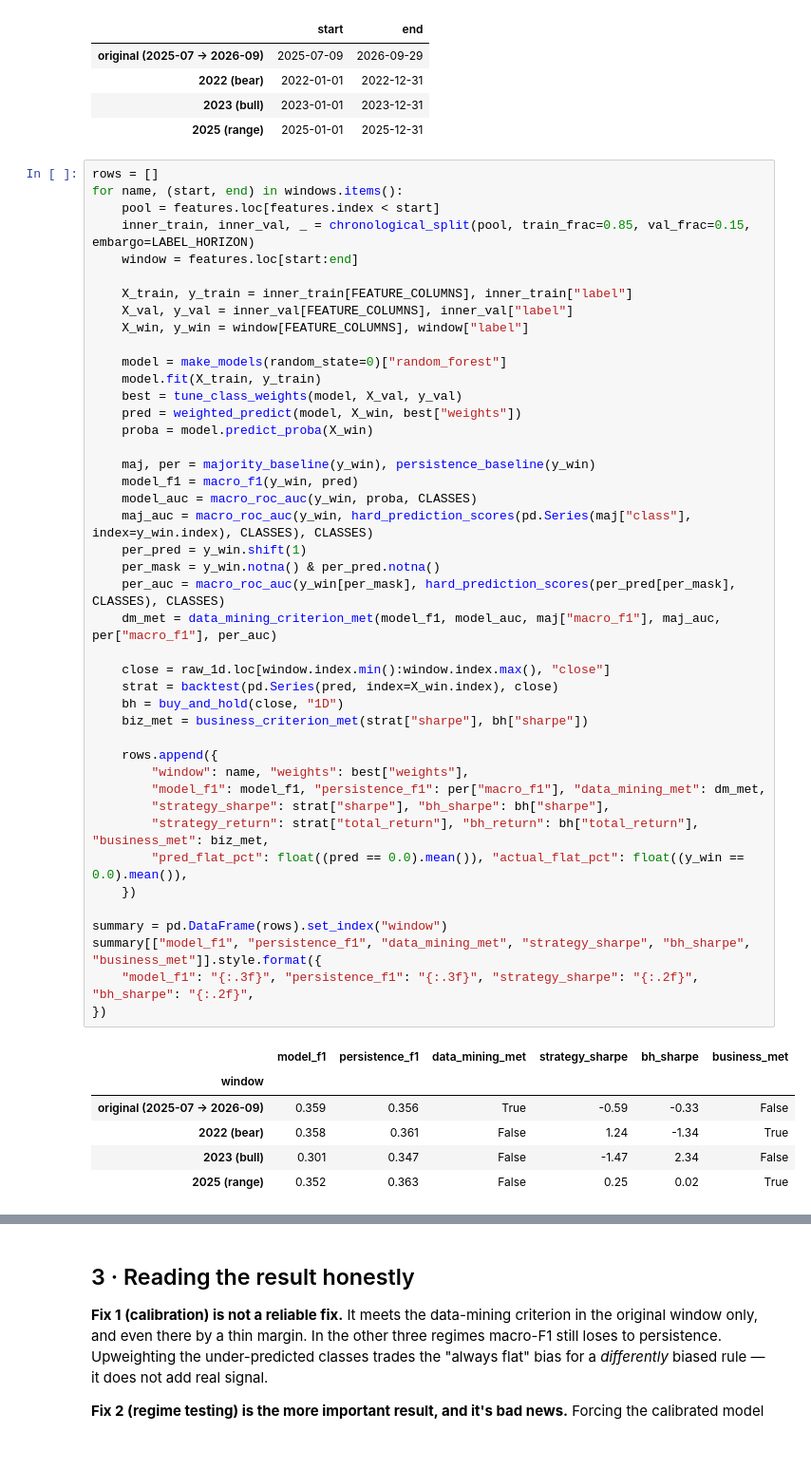
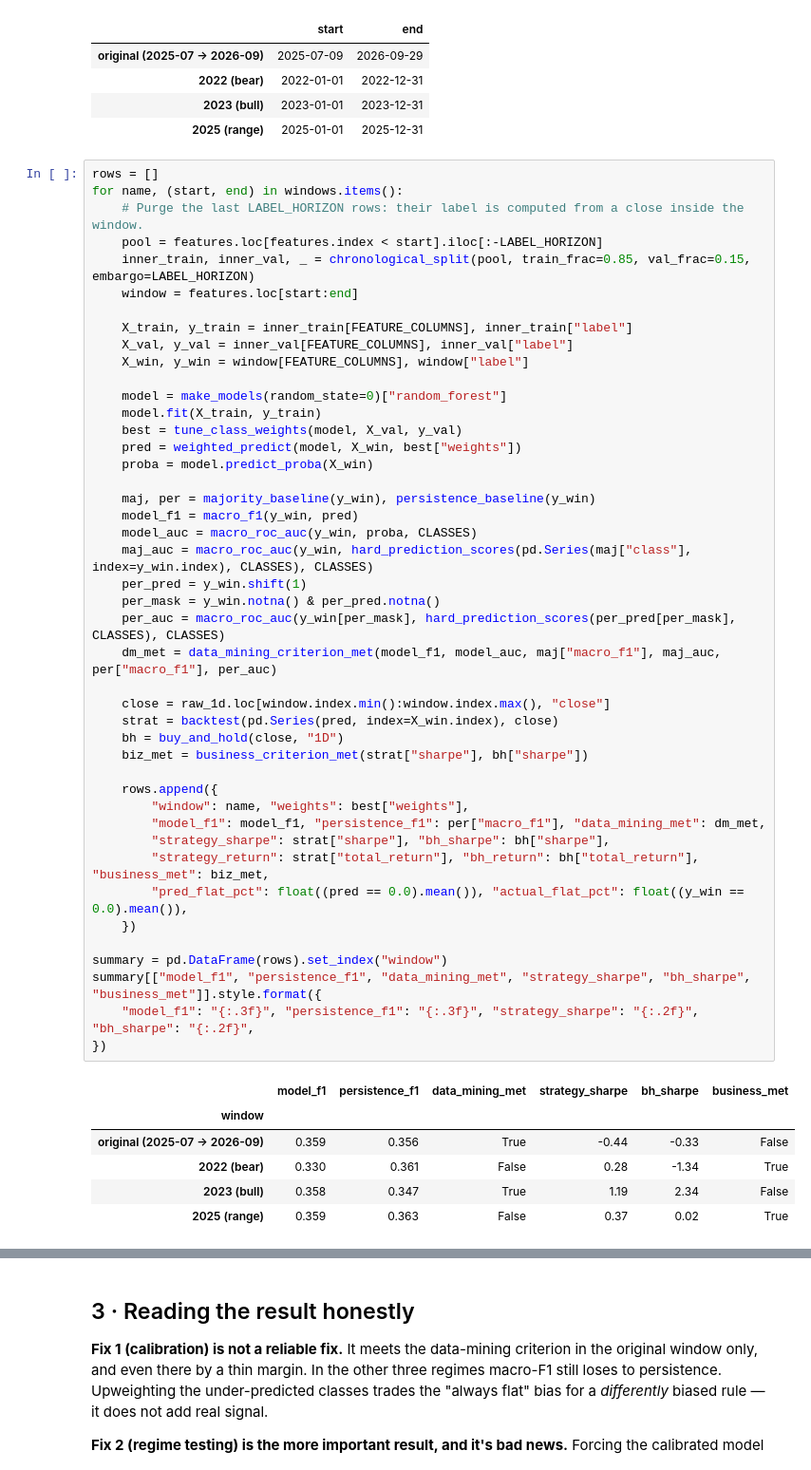
Before and after one commit to Gaston202/BitcoinPricePrediction, a Jupyter notebook: notebooks/07_modeling_iteration.ipynb, the cells around one changed output, grey strips where cells are left out. Shown at 95% size. Cells and saved outputs as stored; diff of their text form.

```diff
--- a/notebooks/07_modeling_iteration.ipynb
+++ b/notebooks/07_modeling_iteration.ipynb
@@ -76,7 +76,8 @@ pd.DataFrame({
 # %%
 rows = []
 for name, (start, end) in windows.items():
-    pool = features.loc[features.index < start]
+    # Purge the last LABEL_HORIZON rows: their label is computed from a close inside the window.
+    pool = features.loc[features.index < start].iloc[:-LABEL_HORIZON]
     inner_train, inner_val, _ = chronological_split(pool, train_frac=0.85, val_frac=0.15, embargo=LABEL_HORIZON)
     window = features.loc[start:end]
 
@@ -92,37 +93,37 @@ for name, (start, end) in windows.items():
 
     maj, per = majority_baseline(y_win), persistence_baseline(y_win)
     model_f1 = macro_f1(y_win, pred)
     model_auc = macro_roc_auc(y_win, proba, CLASSES)
     maj_auc = macro_roc_auc(y_win, hard_prediction_scores(pd.Series(maj["class"], index=y_win.index), CLASSES), CLASSES)
     per_pred = y_win.shift(1)
     per_mask = y_win.notna() & per_pred.notna()
     per_auc = macro_roc_auc(y_win[per_mask], hard_prediction_scores(per_pred[per_mask], CLASSES), CLASSES)
     dm_met = data_mining_criterion_met(model_f1, model_auc, maj["macro_f1"], maj_auc, per["macro_f1"], per_auc)
 
     close = raw_1d.loc[window.index.min():window.index.max(), "close"]
     strat = backtest(pd.Series(pred, index=X_win.index), close)
     bh = buy_and_hold(close, "1D")
     biz_met = business_criterion_met(strat["sharpe"], bh["sharpe"])
 
     rows.append({
         "window": name, "weights": best["weights"],
         "model_f1": model_f1, "persistence_f1": per["macro_f1"], "data_mining_met": dm_met,
         "strategy_sharpe": strat["sharpe"], "bh_sharpe": bh["sharpe"],
         "strategy_return": strat["total_return"], "bh_return": bh["total_return"], "business_met": biz_met,
         "pred_flat_pct": float((pred == 0.0).mean()), "actual_flat_pct": float((y_win == 0.0).mean()),
     })
 
 summary = pd.DataFrame(rows).set_index("window")
 summary[["model_f1", "persistence_f1", "data_mining_met", "strategy_sharpe", "bh_sharpe", "business_met"]].style.format({
     "model_f1": "{:.3f}", "persistence_f1": "{:.3f}", "strategy_sharpe": "{:.2f}", "bh_sharpe": "{:.2f}",
 })
 # %% [output]
 |  | model_f1 | persistence_f1 | data_mining_met | strategy_sharpe | bh_sharpe | business_met |
 | window |  |  |  |  |  |  |
-| original (2025-07 -> 2026-09) | 0.359 | 0.356 | True | -0.59 | -0.33 | False |
-| 2022 (bear) | 0.358 | 0.361 | False | 1.24 | -1.34 | True |
-| 2023 (bull) | 0.301 | 0.347 | False | -1.47 | 2.34 | False |
-| 2025 (range) | 0.352 | 0.363 | False | 0.25 | 0.02 | True |
+| original (2025-07 -> 2026-09) | 0.359 | 0.356 | True | -0.44 | -0.33 | False |
+| 2022 (bear) | 0.330 | 0.361 | False | 0.28 | -1.34 | True |
+| 2023 (bull) | 0.358 | 0.347 | True | 1.19 | 2.34 | False |
+| 2025 (range) | 0.359 | 0.363 | False | 0.37 | 0.02 | True |
 # %%
 fig, axes = plt.subplots(1, 2, figsize=(13, 4.5))
 
```
Also changed, not shown: parts of 1 cell of this notebook, 52 other files.
